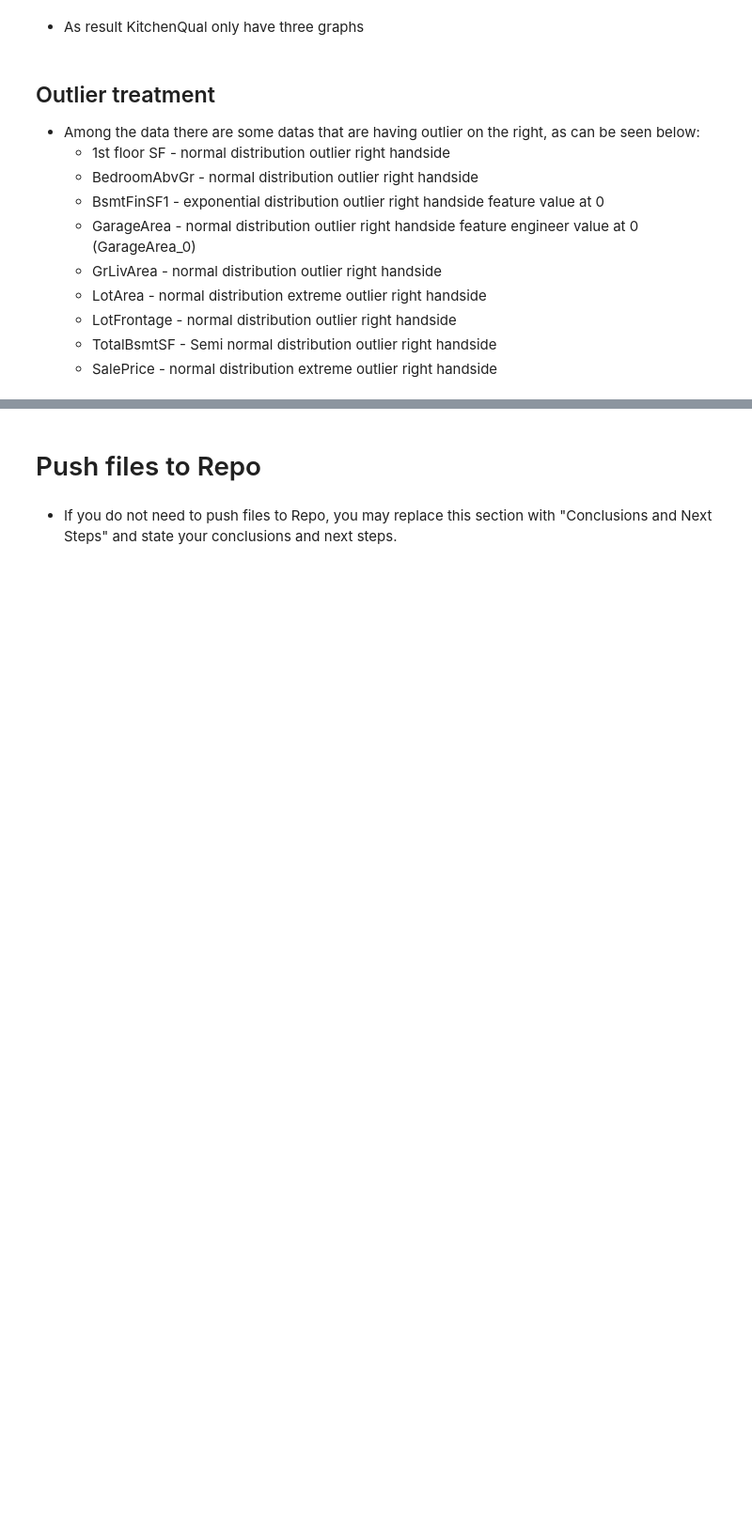
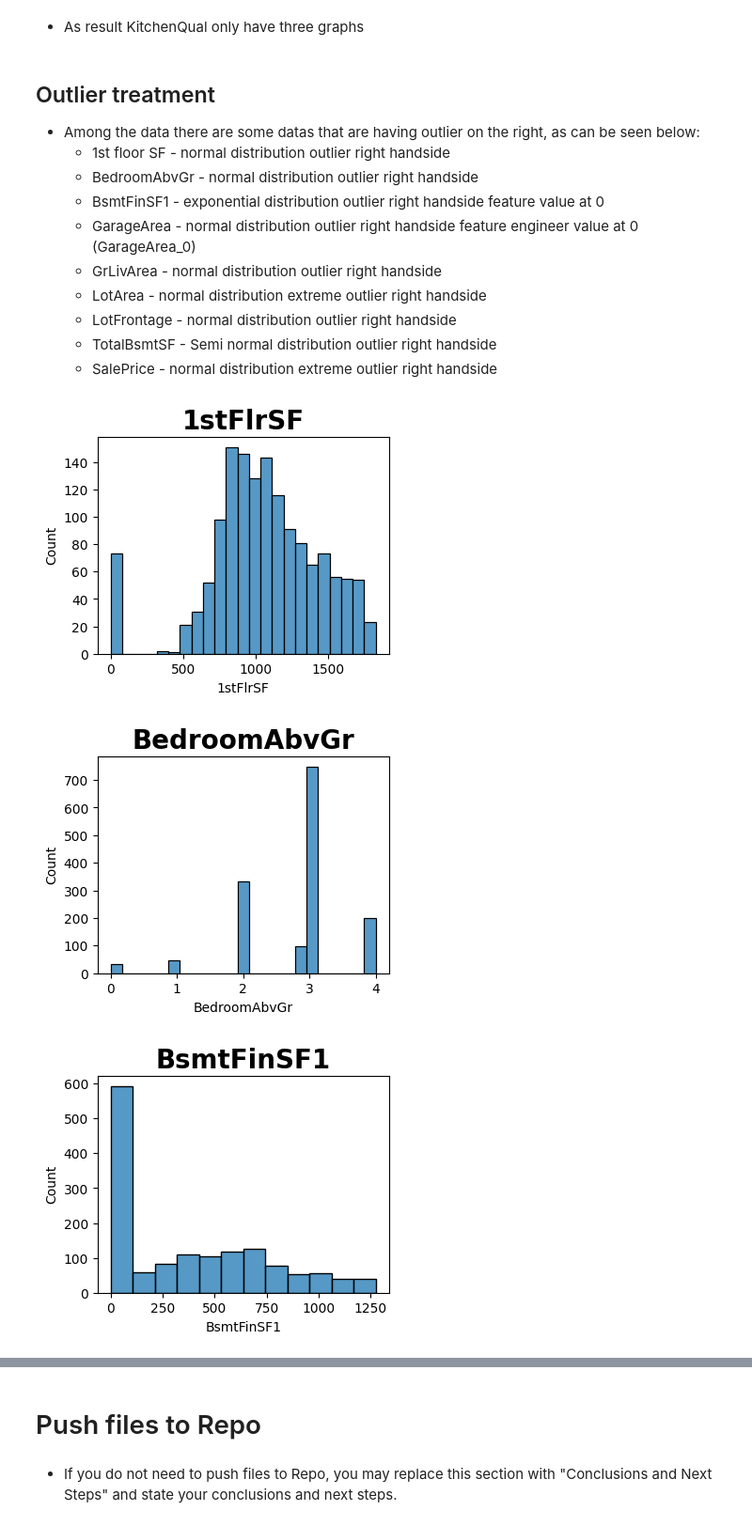
Before and after one commit to TimothyYW/Project_05, a Jupyter notebook: jupyter_notebooks/02 Data_Cleaning.ipynb, the cells around one changed output, grey strips where cells are left out. Shown at 94% size. Saved outputs shown, nothing was run; the diff lists cells and outputs as text; code cells hidden in the pictures; blank space fills up the shorter version.

```diff
--- a/jupyter_notebooks/02 Data_Cleaning.ipynb
+++ b/jupyter_notebooks/02 Data_Cleaning.ipynb
@@ -231,3 +238,17 @@ df["KitchenQual"].value_counts().plot.bar()
     + LotFrontage - normal distribution outlier right handside
     + TotalBsmtSF - Semi normal distribution outlier right handside
     + SalePrice - normal distribution extreme outlier right handside
+# %%
+oulier_features = ["1stFlrSF","BedroomAbvGr","BsmtFinSF1","GarageArea","GrLivArea","LotArea","LotFrontage","TotalBsmtSF"]
+for feat in oulier_features:
+  df[feat]=np.where(df[feat]>df[feat].quantile(0.95),df[feat]<df[feat].quantile(0.05),df[feat])
+# %%
+for feat in oulier_features:
+  plt.figure(figsize=(4,3))
+  sns.histplot(data=df, x=feat)
+  plt.title(feat, fontsize=20, fontweight="bold")
+  plt.show()
+# %% [output]
+[figure, added]
+[figure, added]
+[figure, added]
```
Also changed, not shown: parts of 6 cells of this notebook.
